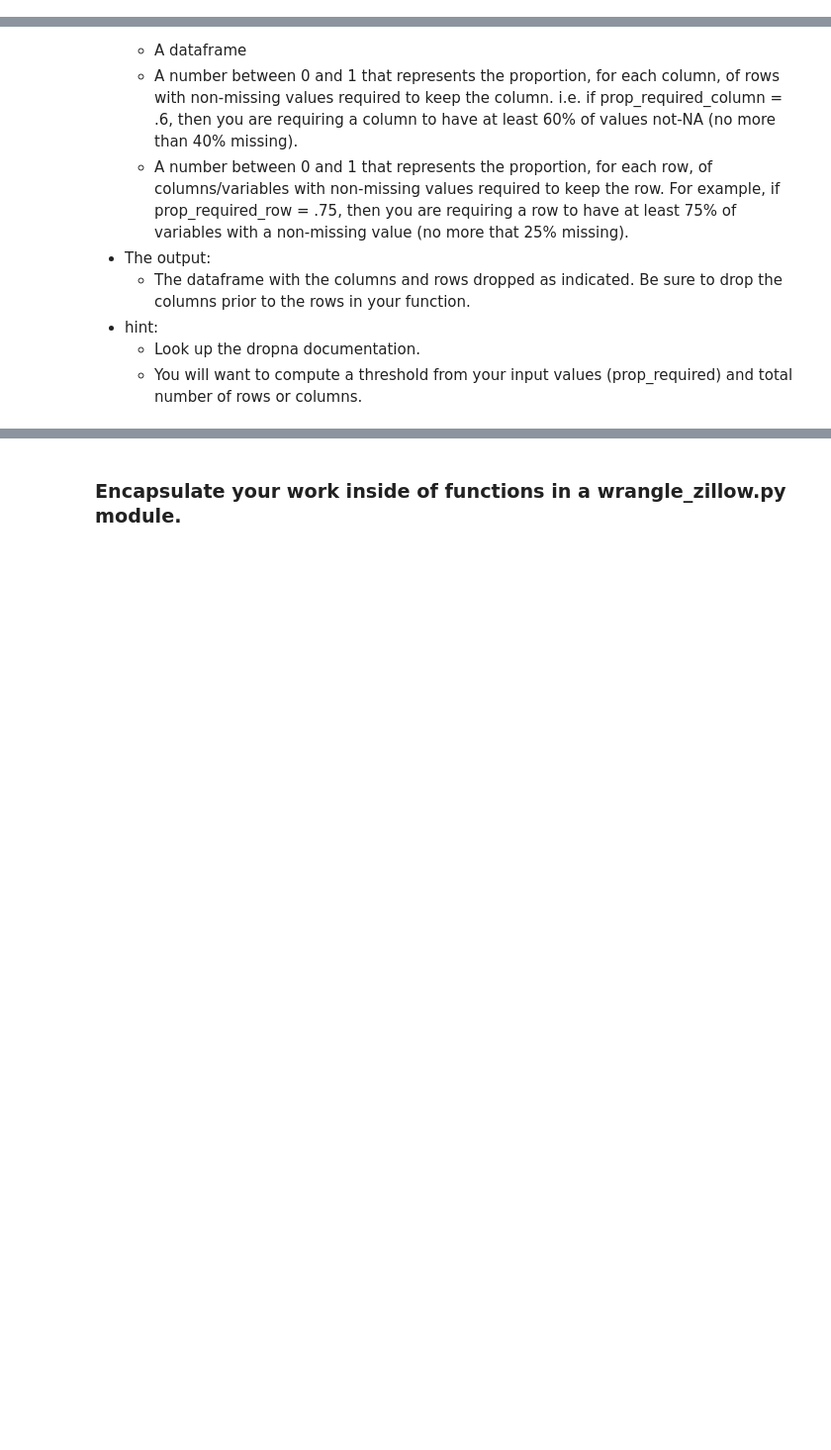
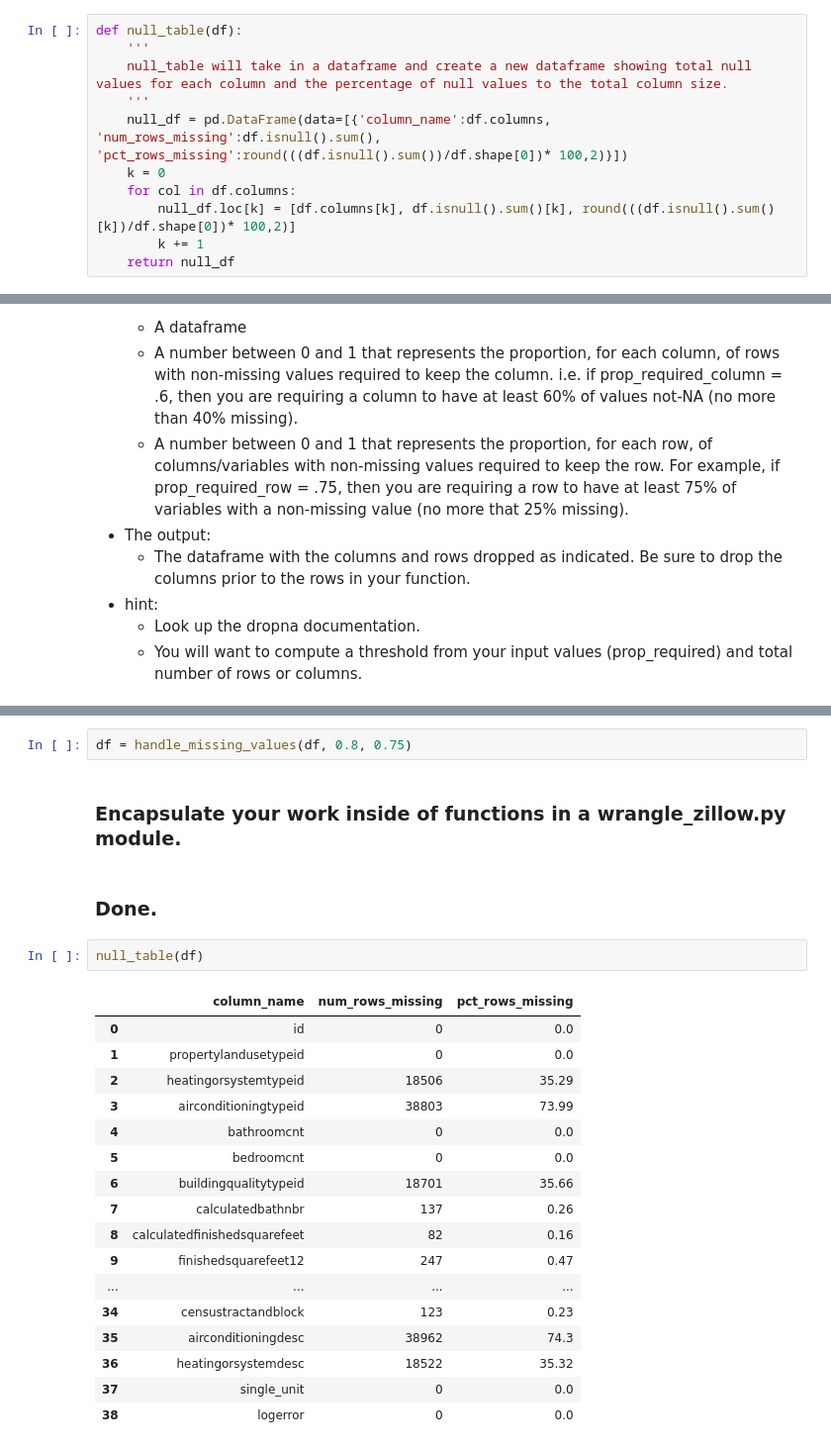
Before and after one commit to Jay-Almendarez/clustering-exercises, a Jupyter notebook: wrangle_zillow.ipynb, the cells around one changed output, grey strips where cells are left out. Shown at 99% size. Cells and saved outputs as stored; diff of their text form; blank space fills up the shorter version.

```diff
--- a/wrangle_zillow.ipynb
+++ b/wrangle_zillow.ipynb
@@ -54,3 +112,14 @@ The output should look like the table below:
 	parcelid			0				0.000000
 	airconditioningtypeid		29041				0.535486
 	architecturalstyletypeid	54232				0.999982
+# %%
+def null_table(df):
+    '''
+    null_table will take in a dataframe and create a new dataframe showing total null values for each column and the percentage of null values to the total column size.
+    '''
+    null_df = pd.DataFrame(data=[{'column_name':df.columns, 'num_rows_missing':df.isnull().sum(), 'pct_rows_missing':round(((df.isnull().sum())/df.shape[0])* 100,2)}])
+    k = 0
+    for col in df.columns:
+        null_df.loc[k] = [df.columns[k], df.isnull().sum()[k], round(((df.isnull().sum()[k])/df.shape[0])* 100,2)]
+        k += 1
+    return null_df
@@ -74,2 +279,26 @@ df[df.propertylandusedesc == 'Single Family Residential']
+# %%
+df = handle_missing_values(df, 0.8, 0.75)
 # %% [markdown]
 ### Encapsulate your work inside of functions in a wrangle_zillow.py module.
+# %% [markdown]
+### Done.
+# %%
+null_table(df)
+# %% [output]
+|  | column_name | num_rows_missing | pct_rows_missing |
+| 0 | id | 0 | 0.0 |
+| 1 | propertylandusetypeid | 0 | 0.0 |
+| 2 | heatingorsystemtypeid | 18506 | 35.29 |
+| 3 | airconditioningtypeid | 38803 | 73.99 |
+| 4 | bathroomcnt | 0 | 0.0 |
+| 5 | bedroomcnt | 0 | 0.0 |
+| 6 | buildingqualitytypeid | 18701 | 35.66 |
+| 7 | calculatedbathnbr | 137 | 0.26 |
+| 8 | calculatedfinishedsquarefeet | 82 | 0.16 |
+| 9 | finishedsquarefeet12 | 247 | 0.47 |
+| ... | ... | ... | ... |
+| 34 | censustractandblock | 123 | 0.23 |
+| 35 | airconditioningdesc | 38962 | 74.3 |
+| 36 | heatingorsystemdesc | 18522 | 35.32 |
+| 37 | single_unit | 0 | 0.0 |
+| 38 | logerror | 0 | 0.0 |
```
Also changed, not shown: parts of 21 cells of this notebook, 1 other file.
